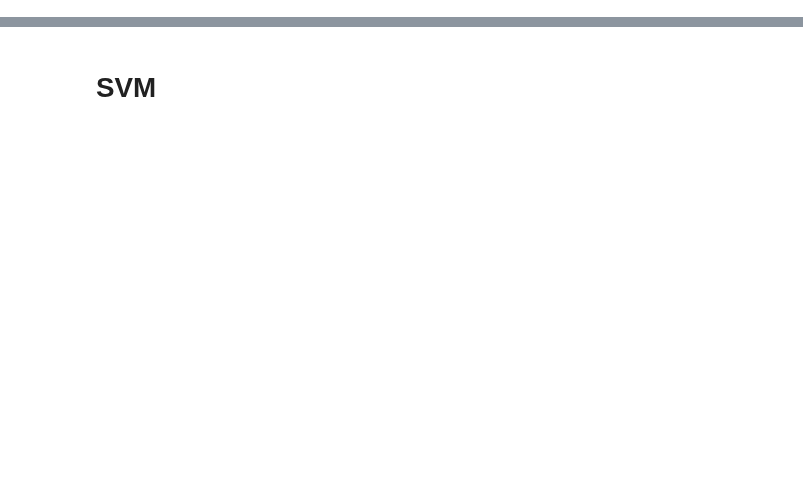
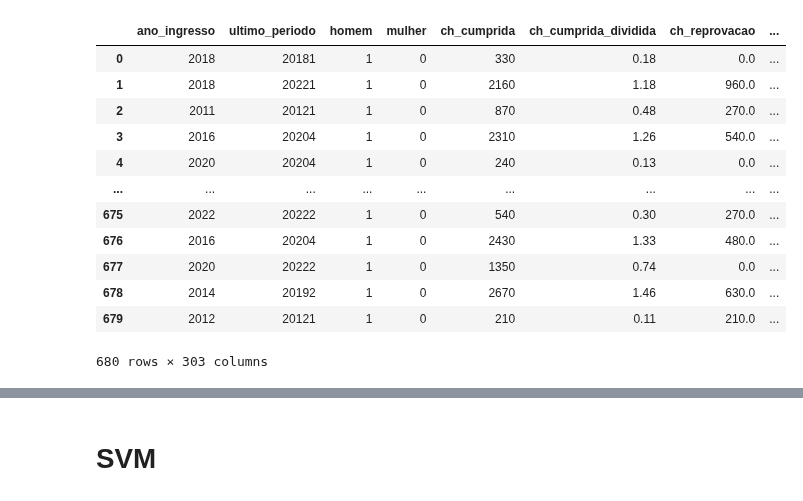
Before and after one commit to wanessabezerra/dataframe-bsi, a Jupyter notebook: dataframe-bsi/classificacao.ipynb, the cells around one changed output, grey strips where cells are left out. Saved outputs shown, nothing was run; the diff lists cells and outputs as text; code cells hidden in the pictures; blank space fills up the shorter version.

```diff
--- a/dataframe-bsi/classificacao.ipynb
+++ b/dataframe-bsi/classificacao.ipynb
@@ -0,0 +5,17 @@
+# %%
+df_dados = pd.read_csv('df_bsi.csv', sep=',')
+df_dados
+# %% [output]
+|  | ano_ingresso | ultimo_periodo | homem | mulher | ch_cumprida | ch_cumprida_dividida | ch_reprovacao | ... |
+| 0 | 2018 | 20181 | 1 | 0 | 330 | 0.18 | 0.0 | ... |
+| 1 | 2018 | 20221 | 1 | 0 | 2160 | 1.18 | 960.0 | ... |
+| 2 | 2011 | 20121 | 1 | 0 | 870 | 0.48 | 270.0 | ... |
+| 3 | 2016 | 20204 | 1 | 0 | 2310 | 1.26 | 540.0 | ... |
+| 4 | 2020 | 20204 | 1 | 0 | 240 | 0.13 | 0.0 | ... |
+| ... | ... | ... | ... | ... | ... | ... | ... | ... |
+| 675 | 2022 | 20222 | 1 | 0 | 540 | 0.30 | 270.0 | ... |
+| 676 | 2016 | 20204 | 1 | 0 | 2430 | 1.33 | 480.0 | ... |
+| 677 | 2020 | 20222 | 1 | 0 | 1350 | 0.74 | 0.0 | ... |
+| 678 | 2014 | 20192 | 1 | 0 | 2670 | 1.46 | 630.0 | ... |
+| 679 | 2012 | 20121 | 1 | 0 | 210 | 0.11 | 210.0 | ... |
+680 rows × 303 columns
```
Also changed, not shown: parts of 17 cells of this notebook, 5 other files.
